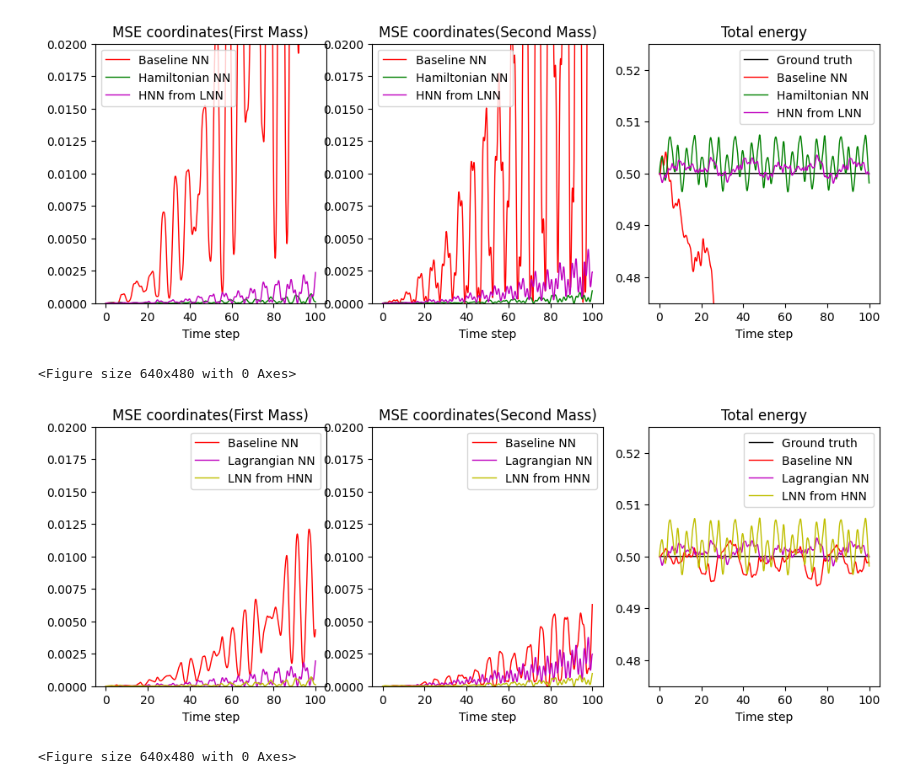
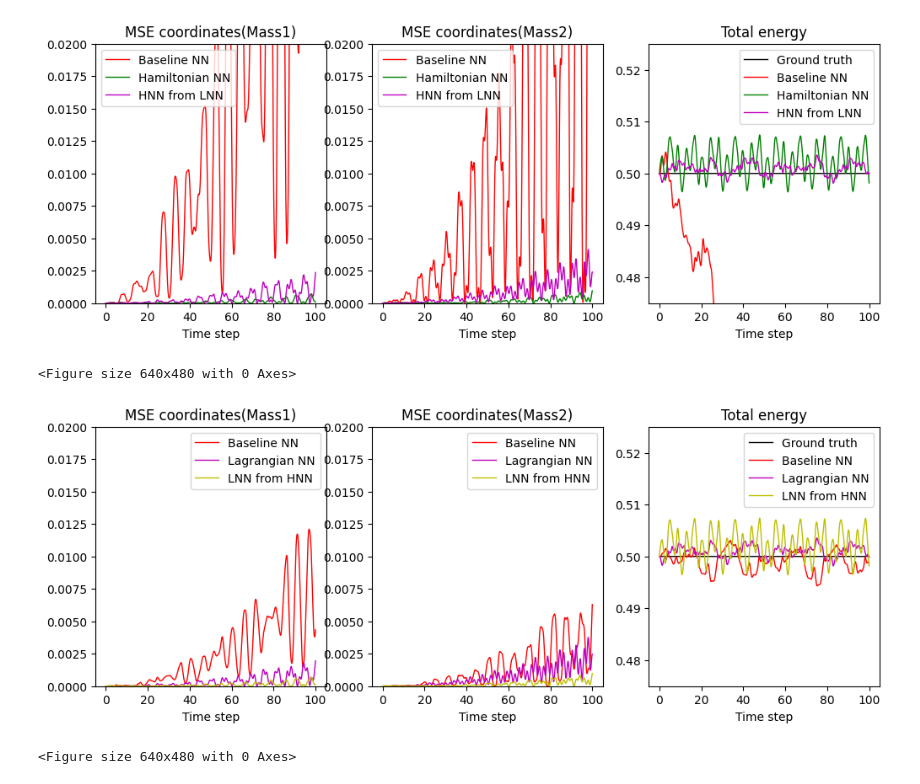
Before and after one commit to nkjm108/PIML, a Jupyter notebook: harmonic_ocillation_2D/results.ipynb, the cells around one changed output. Cells and saved outputs as stored; diff of their text form; code cells hidden in the pictures.

```diff
--- a/harmonic_ocillation_2D/results.ipynb
+++ b/harmonic_ocillation_2D/results.ipynb
@@ -97,7 +97,7 @@ plt.ylim(0, 0.02)
 plt.plot(t_true, mse_bnn_h_d0, 'r-', label='Baseline NN', lw=1.0)
 plt.plot(t_true, mse_hnn_d0, 'g-', label='Hamiltonian NN', lw=1.0)
 plt.plot(t_true, mse_hfl_d0, 'm-', label='HNN from LNN', lw=1.0)
-plt.title(f'MSE coordinates(First Mass)')
+plt.title(f'MSE coordinates(Mass1)')
 plt.xlabel('Time step')
 plt.legend()
 
@@ -106,7 +106,7 @@ plt.ylim(0, 0.02)
 plt.plot(t_true, mse_bnn_h_d1, 'r-', label='Baseline NN', lw=1.0)
 plt.plot(t_true, mse_hnn_d1, 'g-', label='Hamiltonian NN', lw=1.0)
 plt.plot(t_true, mse_hfl_d1, 'm-', label='HNN from LNN', lw=1.0)
-plt.title(f'MSE coordinates(Second Mass)')
+plt.title(f'MSE coordinates(Mass2)')
 plt.xlabel('Time step')
 plt.legend()
 
@@ -127,36 +127,36 @@ plt.show()
 fig = plt.figure(figsize=(12, 4))
 plt.subplot(1,3,1)
 plt.ylim(0, 0.02)
 plt.plot(t_true, mse_bnn_l_d0, 'r-', label='Baseline NN', lw=1.0)
 plt.plot(t_true, mse_lnn_d0, 'm-', label='Lagrangian NN', lw=1.0)
 plt.plot(t_true, mse_lfh_d0, 'y-', label='LNN from HNN', lw=1.0)
-plt.title(f'MSE coordinates(First Mass)')
+plt.title(f'MSE coordinates(Mass1)')
 plt.xlabel('Time step')
 plt.legend()
 
 plt.subplot(1,3, 2)
 plt.ylim(0, 0.02)
 plt.plot(t_true, mse_bnn_l_d1, 'r-', label='Baseline NN', lw=1.0)
 plt.plot(t_true, mse_lnn_d1, 'm-', label='Lagrangian NN', lw=1.0)
 plt.plot(t_true, mse_lfh_d1, 'y-', label='LNN from HNN', lw=1.0)
-plt.title(f'MSE coordinates(Second Mass)')
+plt.title(f'MSE coordinates(Mass2)')
 plt.xlabel('Time step')
 plt.legend()
 
 plt.subplot(1,3,3)
 plt.plot(t_true, total_energy_true, 'k-', label='Ground truth', lw=1.0)
 plt.plot(t_true, total_energy_bnn_l, 'r-', label='Baseline NN', lw=1.0)
 plt.plot(t_true, total_energy_lnn, 'm-', label='Lagrangian NN', lw=1.0)
 plt.plot(t_true, total_energy_lnn_from_hnn, 'y-', label='LNN from HNN', lw=1.0)
 plt.title(f'Total energy')
 plt.xlabel('Time step')
 plt.ylim(0.475, 0.525)
 plt.legend()
 plt.show()
 plt.tight_layout()
 plt.show()
 # %% [output]
-[figure, old version]
+[figure, new version]
 <Figure size 640x480 with 0 Axes>
-[figure, old version]
+[figure, new version]
 <Figure size 640x480 with 0 Axes>
```
